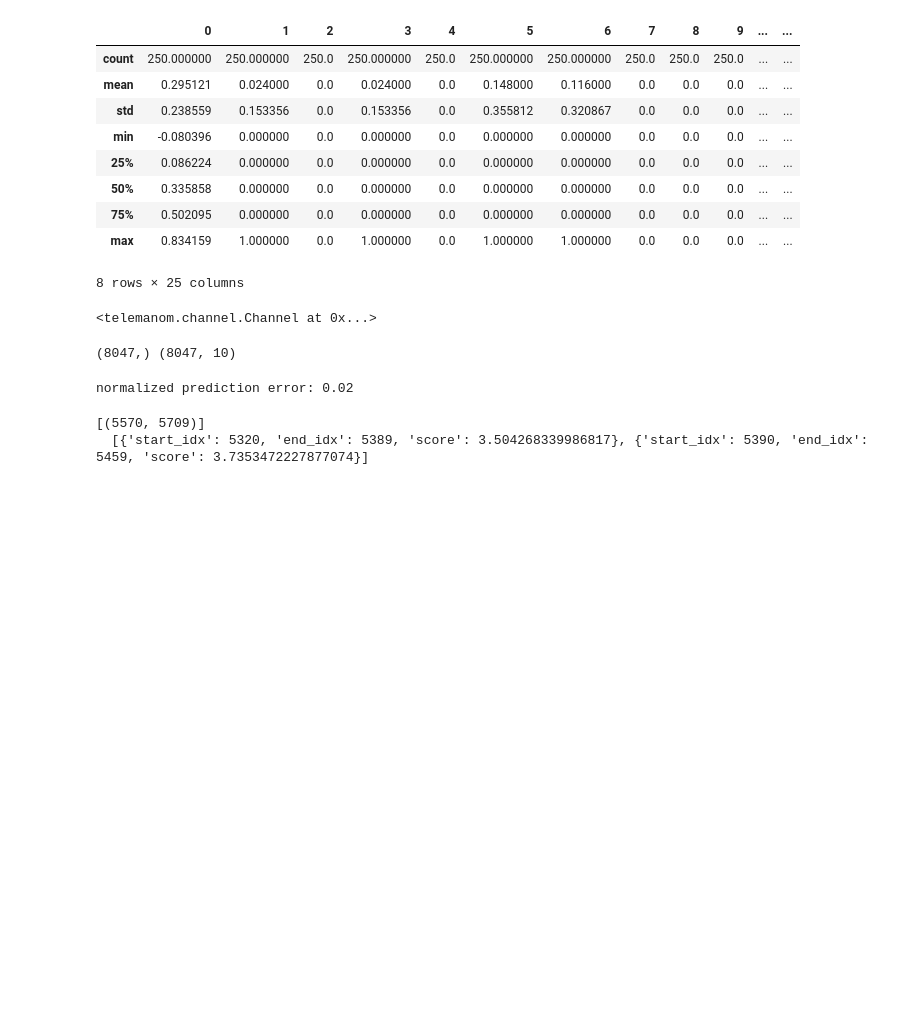
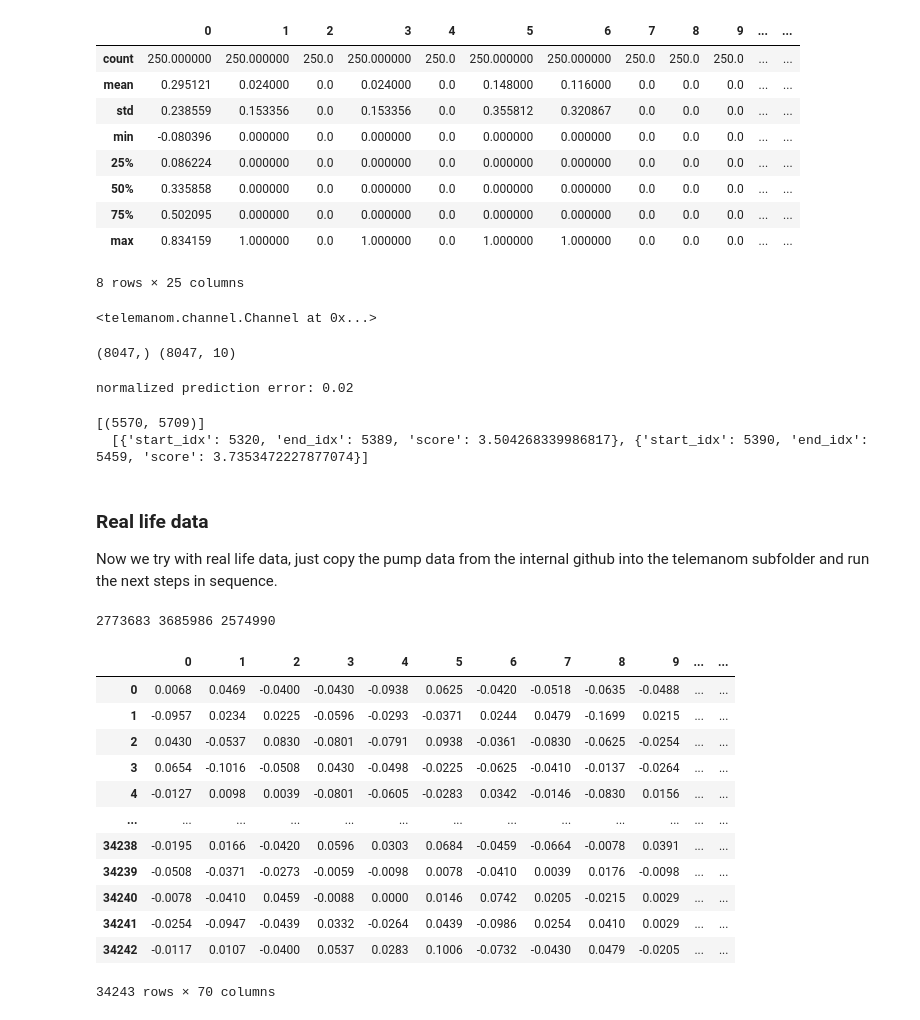
Before and after one commit to sedgewickmm18/mmfunctions, a Jupyter notebook: Telemanom.ipynb, the cells around one changed output. Saved outputs shown, nothing was run; the diff lists cells and outputs as text; code cells hidden in the pictures; blank space fills up the shorter version.

Commit message:
real life data

```diff
--- a/Telemanom.ipynb
+++ b/Telemanom.ipynb
@@ -228,3 +241,37 @@ print (errors.E_seq, " \n ", errors.anom_scores)
 # %% [output]
 [(5570, 5709)]
   [{'start_idx': 5320, 'end_idx': 5389, 'score': 3.504268339986817}, {'start_idx': 5390, 'end_idx': 5459, 'score': 3.7353472227877074}]
+# %% [markdown]
+### Real life data
+
+Now we try with real life data, just copy the pump data from the internal github into the telemanom subfolder and
+run the next steps in sequence.
+# %%
+df_good = pd.read_csv('telemanom/normal_pumps.csv', parse_dates=['RCV_TIMESTAMP_UTC'])
+df_bad = pd.read_csv('telemanom/fault_pumps.csv', parse_dates=['RCV_TIMESTAMP_UTC'])
+df_ugly = pd.read_csv('telemanom/test_pumps.csv', parse_dates=['RCV_TIMESTAMP_UTC'])
+
+print (df_good.shape, df_bad.shape, df_ugly.shape)
+list_attr = ['raw_vibrations_x_0',
+       'raw_vibrations_x_1', 'raw_vibrations_x_2', 'raw_vibrations_x_3',
+       'raw_vibrations_x_4', 'raw_vibrations_x_5', 'raw_vibrations_x_6',
+       'raw_vibrations_x_7', 'raw_vibrations_x_8', 'raw_vibrations_x_9',
+       'raw_vibrations_x_10', 'raw_vibrations_x_11', 'raw_vibrations_x_12',
+       'raw_vibrations_x_13', 'raw_vibrations_x_14', 'raw_vibrations_y_0',
+       'raw_vibrations_y_1', 'raw_vibrations_y_2', 'raw_vibrations_y_3',
+       'raw_vibrations_y_4', 'raw_vibrations_y_5', 'raw_vibrations_y_6',
+       'raw_vibrations_y_7', 'raw_vibrations_y_8', 'raw_vibrations_y_9',
+       'raw_vibrations_y_10', 'raw_vibrations_y_11', 'raw_vibrations_y_12',
+       'raw_vibrations_y_13', 'raw_vibrations_y_14', 'raw_vibrations_z_0',
+       'raw_vibrations_z_1', 'raw_vibrations_z_2', 'raw_vibrations_z_3',
+       'raw_vibrations_z_4', 'raw_vibrations_z_5', 'raw_vibrations_z_6',
+       'raw_vibrations_z_7', 'raw_vibrations_z_8', 'raw_vibrations_z_9',
+       'raw_vibrations_z_10', 'raw_vibrations_z_11', 'raw_vibrations_z_12',
+       'raw_vibrations_z_13', 'raw_vibrations_z_14', 'rms_x_0', 'rms_x_1',
+       'rms_x_2', 'rms_x_3', 'rms_x_4', 'rms_y_0', 'rms_y_1', 'rms_y_2',
+       'rms_y_3', 'rms_y_4', 'rms_z_0', 'rms_z_1', 'rms_z_2', 'rms_z_3',
+       'rms_z_4', 'accel_speed_0', 'accel_speed_1', 'accel_speed_2',
+       'accel_speed_3', 'accel_speed_4', 'accel_power_0', 'accel_power_1',
+       'accel_power_2', 'accel_power_3', 'accel_power_4']
+# %% [output]
+2773683 3685986 2574990
@@ -230,0 +282,24 @@ print (errors.E_seq, " \n ", errors.anom_scores)
+# %%
+# Load data from
+device="Armstrong"
+chan = Channel(conf, device)
+helpers.make_dirs(conf.use_id, conf, "./telemanom")
+# %%
+chan.load_data("./telemanom")
+# chan.train
+df2 = pd.DataFrame(chan.train)
+df2
+# %% [output]
+|  | 0 | 1 | 2 | 3 | 4 | 5 | 6 | 7 | 8 | 9 | ... | ... |
+| 0 | 0.0068 | 0.0469 | -0.0400 | -0.0430 | -0.0938 | 0.0625 | -0.0420 | -0.0518 | -0.0635 | -0.0488 | ... | ... |
+| 1 | -0.0957 | 0.0234 | 0.0225 | -0.0596 | -0.0293 | -0.0371 | 0.0244 | 0.0479 | -0.1699 | 0.0215 | ... | ... |
+| 2 | 0.0430 | -0.0537 | 0.0830 | -0.0801 | -0.0791 | 0.0938 | -0.0361 | -0.0830 | -0.0625 | -0.0254 | ... | ... |
+| 3 | 0.0654 | -0.1016 | -0.0508 | 0.0430 | -0.0498 | -0.0225 | -0.0625 | -0.0410 | -0.0137 | -0.0264 | ... | ... |
+| 4 | -0.0127 | 0.0098 | 0.0039 | -0.0801 | -0.0605 | -0.0283 | 0.0342 | -0.0146 | -0.0830 | 0.0156 | ... | ... |
+| ... | ... | ... | ... | ... | ... | ... | ... | ... | ... | ... | ... | ... |
+| 34238 | -0.0195 | 0.0166 | -0.0420 | 0.0596 | 0.0303 | 0.0684 | -0.0459 | -0.0664 | -0.0078 | 0.0391 | ... | ... |
+| 34239 | -0.0508 | -0.0371 | -0.0273 | -0.0059 | -0.0098 | 0.0078 | -0.0410 | 0.0039 | 0.0176 | -0.0098 | ... | ... |
+| 34240 | -0.0078 | -0.0410 | 0.0459 | -0.0088 | 0.0000 | 0.0146 | 0.0742 | 0.0205 | -0.0215 | 0.0029 | ... | ... |
+| 34241 | -0.0254 | -0.0947 | -0.0439 | 0.0332 | -0.0264 | 0.0439 | -0.0986 | 0.0254 | 0.0410 | 0.0029 | ... | ... |
+| 34242 | -0.0117 | 0.0107 | -0.0400 | 0.0537 | 0.0283 | 0.1006 | -0.0732 | -0.0430 | 0.0479 | -0.0205 | ... | ... |
+34243 rows × 70 columns
```
Also changed, not shown: parts of 11 cells of this notebook.
